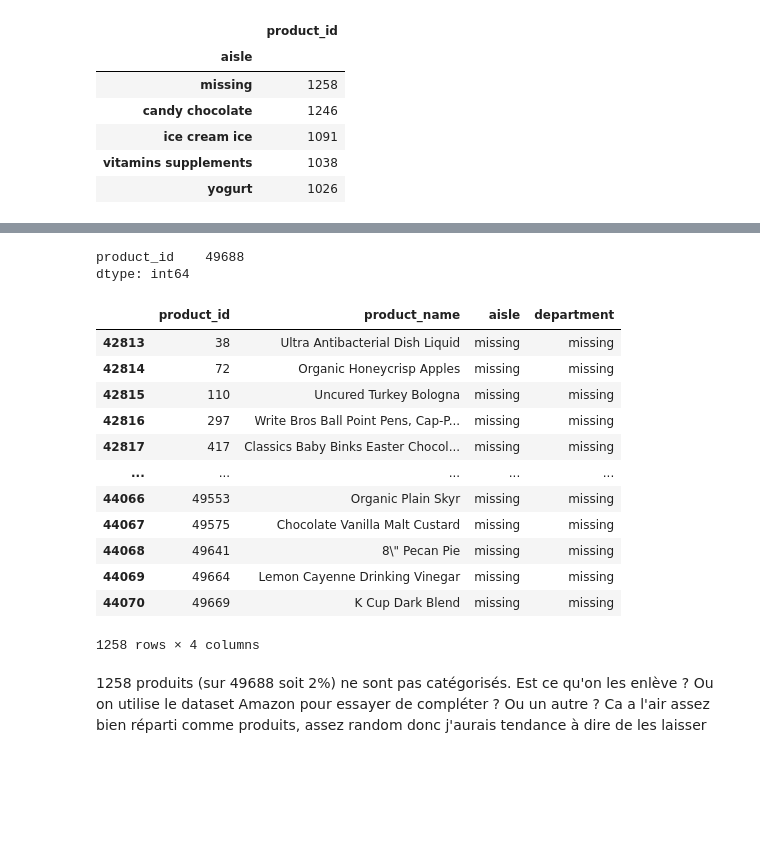
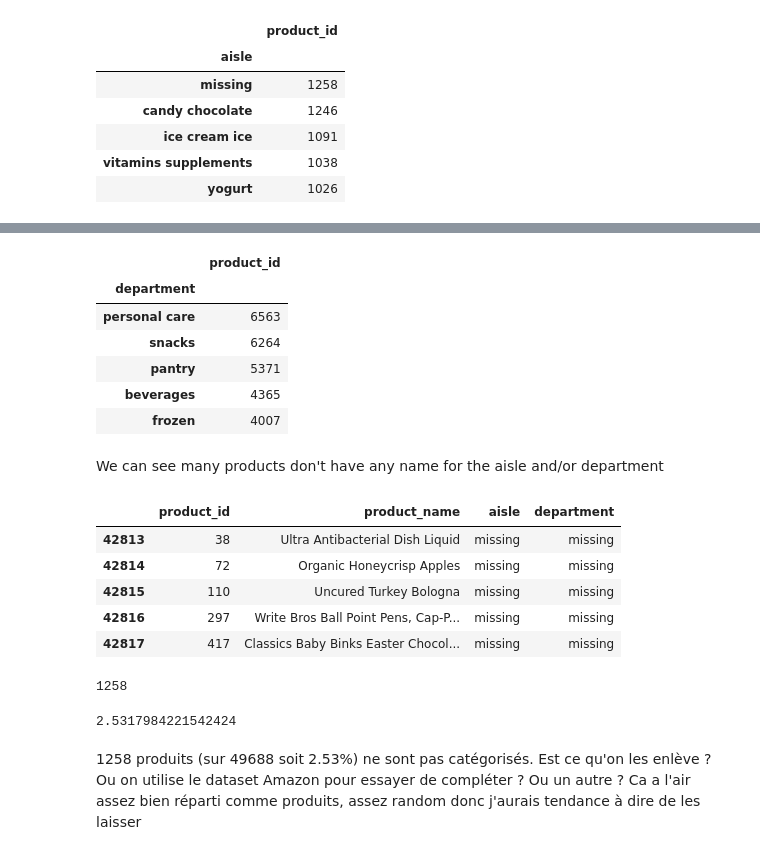
Before and after one commit to auriane81/epfl-ada-ada-2019-project-adax, a Jupyter notebook: project_Auriane.ipynb, the cells around one changed output, grey strips where cells are left out. Drawn from its saved outputs; the diff is of its cells as text; code cells hidden in the pictures; blank space fills up the shorter version.

```diff
--- a/project_Auriane.ipynb
+++ b/project_Auriane.ipynb
@@ -117,24 +134,33 @@ Text(0, 0.5, 'Departments')
 # %%
-per_dpt.sum()
+per_dpt.head()
 # %% [output]
-product_id    49688
-dtype: int64
+|  | product_id |
+| department |  |
+| personal care | 6563 |
+| snacks | 6264 |
+| pantry | 5371 |
+| beverages | 4365 |
+| frozen | 4007 |
-# %%
-products_litteral[products_litteral.department =='missing']
-# %% [output]
-|  | product_id | product_name | aisle | department |
-| 42813 | 38 | Ultra Antibacterial Dish Liquid | missing | missing |
-| 42814 | 72 | Organic Honeycrisp Apples | missing | missing |
-| 42815 | 110 | Uncured Turkey Bologna | missing | missing |
-| 42816 | 297 | Write Bros Ball Point Pens, Cap-P... | missing | missing |
-| 42817 | 417 | Classics Baby Binks Easter Chocol... | missing | missing |
-| ... | ... | ... | ... | ... |
-| 44066 | 49553 | Organic Plain Skyr | missing | missing |
-| 44067 | 49575 | Chocolate Vanilla Malt Custard | missing | missing |
-| 44068 | 49641 | 8\" Pecan Pie | missing | missing |
-| 44069 | 49664 | Lemon Cayenne Drinking Vinegar | missing | missing |
-| 44070 | 49669 | K Cup Dark Blend | missing | missing |
-1258 rows × 4 columns
+# %% [markdown]
+We can see many products don't have any name for the aisle and/or department
+# %%
+missing = products_litteral[(products_litteral.department =='missing') | (products_litteral.aisle=='missing')]
+missing.head()
+# %% [output]
+|  | product_id | product_name | aisle | department |
+| 42813 | 38 | Ultra Antibacterial Dish Liquid | missing | missing |
+| 42814 | 72 | Organic Honeycrisp Apples | missing | missing |
+| 42815 | 110 | Uncured Turkey Bologna | missing | missing |
+| 42816 | 297 | Write Bros Ball Point Pens, Cap-P... | missing | missing |
+| 42817 | 417 | Classics Baby Binks Easter Chocol... | missing | missing |
+# %%
+missing.shape[0]
+# %% [output]
+1258
+# %%
+missing.shape[0]/products_litteral.shape[0]*100
+# %% [output]
+2.5317984221542424
 # %% [markdown]
-1258 produits (sur 49688 soit 2%) ne sont pas catégorisés. Est ce qu'on les enlève ? Ou on utilise le dataset Amazon pour essayer de compléter ? Ou un autre ?
+1258 produits (sur 49688 soit 2.53%) ne sont pas catégorisés. Est ce qu'on les enlève ? Ou on utilise le dataset Amazon pour essayer de compléter ? Ou un autre ?
 Ca a l'air assez bien réparti comme produits, assez random donc j'aurais tendance à dire de les laisser
```
Also changed, not shown: parts of 16 cells of this notebook.
